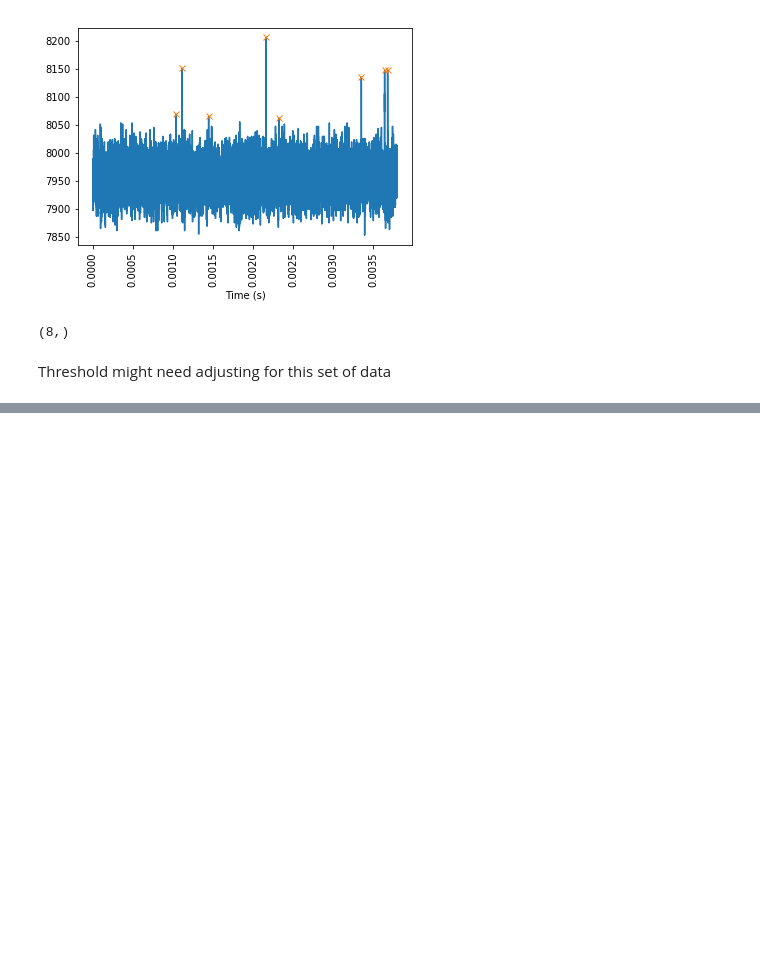
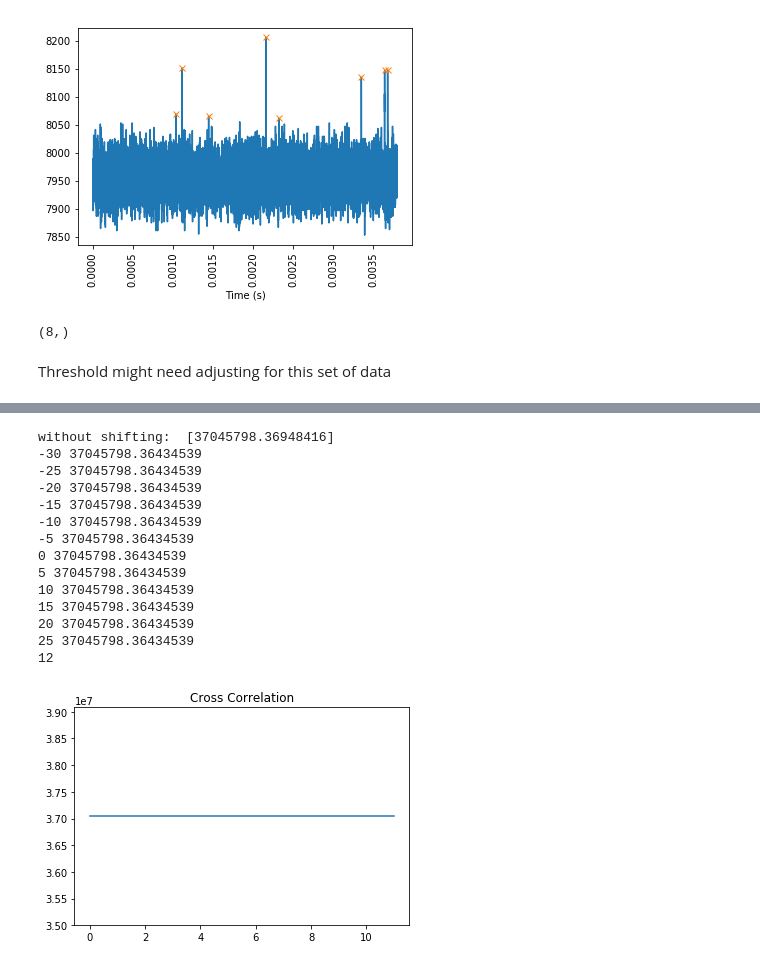
Before and after one commit to syedm101/photon-counting, a Jupyter notebook: Basic Peak Analysis.ipynb, the cells around one changed output, grey strips where cells are left out. Drawn from its saved outputs; the diff is of its cells as text; code cells hidden in the pictures; blank space fills up the shorter version.

```diff
--- a/Basic Peak Analysis.ipynb
+++ b/Basic Peak Analysis.ipynb
@@ -239,0 +286,33 @@ Threshold might need adjusting for this set of data
+# %%
+from scipy.ndimage.interpolation import shift
+
+print("without shifting: ",scipy.signal.correlate(yt_filter,yt_opo, mode='valid'))
+
+corr = []
+for i in range(-30,30,5):
+    filter_shifted = yt_filter
+    shift(filter_shifted,i, cval=0)
+    v = sum(filter_shifted*yt_opo)
+    print(i,v)
+    corr.append(v)
+
+print(len(corr))
+plt.title("Cross Correlation")
+plt.plot(corr)
+plt.show()
+# %% [output]
+without shifting:  [37045798.36948416]
+-30 37045798.36434539
+-25 37045798.36434539
+-20 37045798.36434539
+-15 37045798.36434539
+-10 37045798.36434539
+-5 37045798.36434539
+0 37045798.36434539
+5 37045798.36434539
+10 37045798.36434539
+15 37045798.36434539
+20 37045798.36434539
+25 37045798.36434539
+12
+[figure, added]
```
Also changed, not shown: parts of 2 cells of this notebook, 9 other files.
